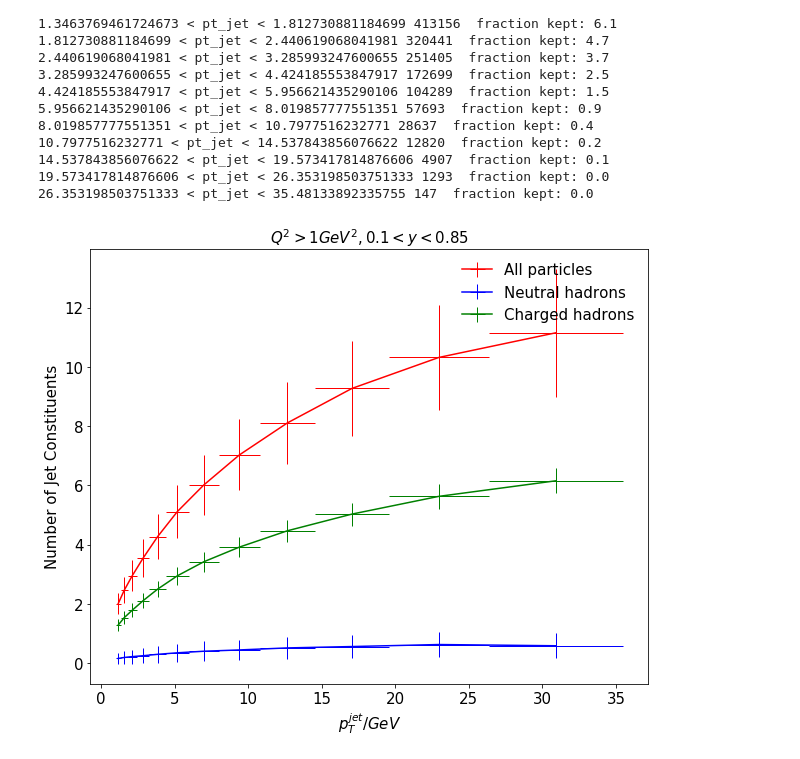
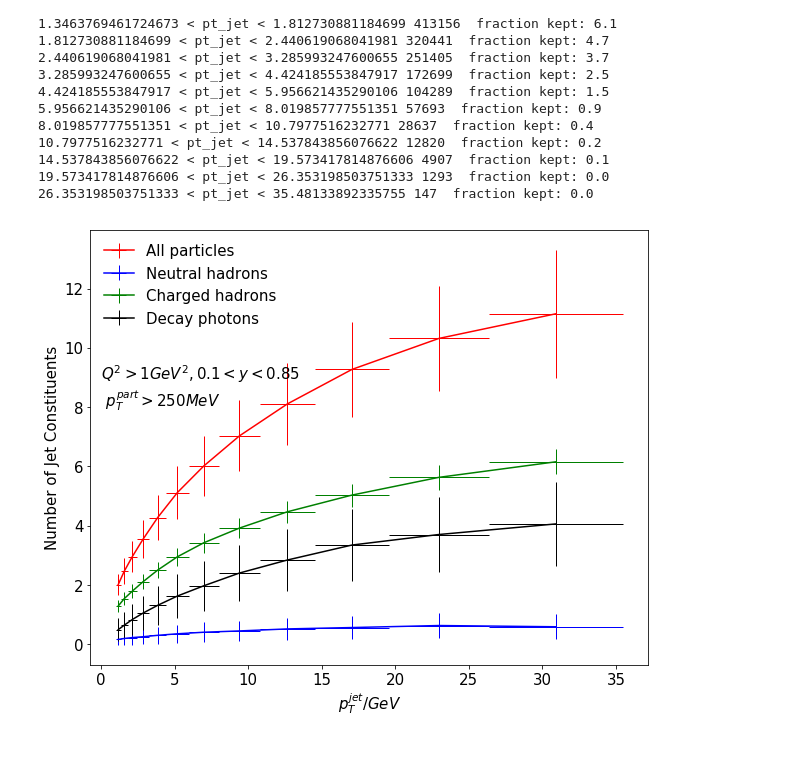
Before and after one commit to y-song/notebooks, a Jupyter notebook: number_of_hadrons.ipynb, the cells around one changed output. Cells and saved outputs as stored; diff of their text form; code cells hidden in the pictures.

Commit message:
Added decay photon curve

```diff
--- a/number_of_hadrons.ipynb
+++ b/number_of_hadrons.ipynb
@@ -20,6 +20,7 @@ def getData(inputFiles):
     scalar.append('nneutral')
     scalar.append('nnh')
     scalar.append('nch')
+    scalar.append('n_decay_photon')
     scalar.append('pt_jet')
     scalar.append('p_jet')
     scalar.append('eta_jet')
@@ -40,6 +41,6 @@ def getData(inputFiles):
         print 'Processed', inputFilename, 'in',  end-start, 'seconds'
     return pd.concat([x for x in dataframes])
 # %%
-files=['$HOME/EIC/output/116.root']
+files=['$HOME/EIC/output/117.root']
 a = getData(files)
 # %% [output]
@@ -74,32 +75,37 @@ d = partitionEtaPt(b, etaedges, ptedges)
 # %%
 fig = plt.figure(figsize=(10,8))
 for i in range(len(etaedges)-1):
     x = []*(len(ptedges)-1)
     y = []*(len(ptedges)-1)
     ynh = []*(len(ptedges)-1)
     ych = []*(len(ptedges)-1)
+    y_decay_photon = []*(len(ptedges)-1)
     yerr = []*(len(ptedges)-1)
     ynherr = []*(len(ptedges)-1)
     ycherr = []*(len(ptedges)-1)
+    y_decay_photon_err = []*(len(ptedges)-1)
     for j in range(len(ptedges)-1):
         df = d[i][j]
         x.append((((float)(ptedges[j])) + ptedges[j+1])/2)
         y.append(np.mean(df['mult']))
         ynh.append(np.mean(df['nnh']))
         ych.append(np.mean(df['nch']))
+        y_decay_photon.append(np.mean(df['n_decay_photon']))
         xerr = getInterval(ptedges)/2
         yerr.append(np.std(df['mult'])/2)
         ynherr.append(np.std(df['nnh']/2))
         ycherr.append(np.std(df['nnh']/2))
+        y_decay_photon_err.append(np.std(df['n_decay_photon']/2))
     plt.errorbar(x, y, xerr = xerr, yerr = yerr, color='r', elinewidth=1, label='All particles')
     plt.errorbar(x, ynh, xerr = xerr, yerr = ynherr, color='b', elinewidth=1, label='Neutral hadrons')
     plt.errorbar(x, ych, xerr = xerr, yerr = ycherr, color='g', elinewidth=1, label='Charged hadrons')
+    plt.errorbar(x, y_decay_photon, xerr = xerr, yerr = y_decay_photon_err, color='black', elinewidth=1, label='Decay photons')
 plt.xticks(fontsize=15)
 plt.yticks(fontsize=15)
 plt.xlabel('$p_T^{jet} / GeV$', fontsize=15)
 plt.ylabel('Number of Jet Constituents', fontsize=15)
 plt.legend(prop={'size': 15}, frameon=False, loc='best')
-plt.title('$ Q^2 > 1 GeV^2, 0.1 < y < 0.85 $', fontsize=15)
-plt.savefig('images/neutral.pdf', bbox_inches='tight')
+plt.text(0,8,'$ Q^2 > 1 GeV^2, 0.1 < y < 0.85 $ \n $ p_T^{part} > 250 MeV $', fontsize=15)
+plt.savefig('images/decay_photon.pdf', bbox_inches='tight')
 # %% [output]
-[figure, old version]
+[figure, new version]
```
Also changed, not shown: parts of 1 cell of this notebook.
